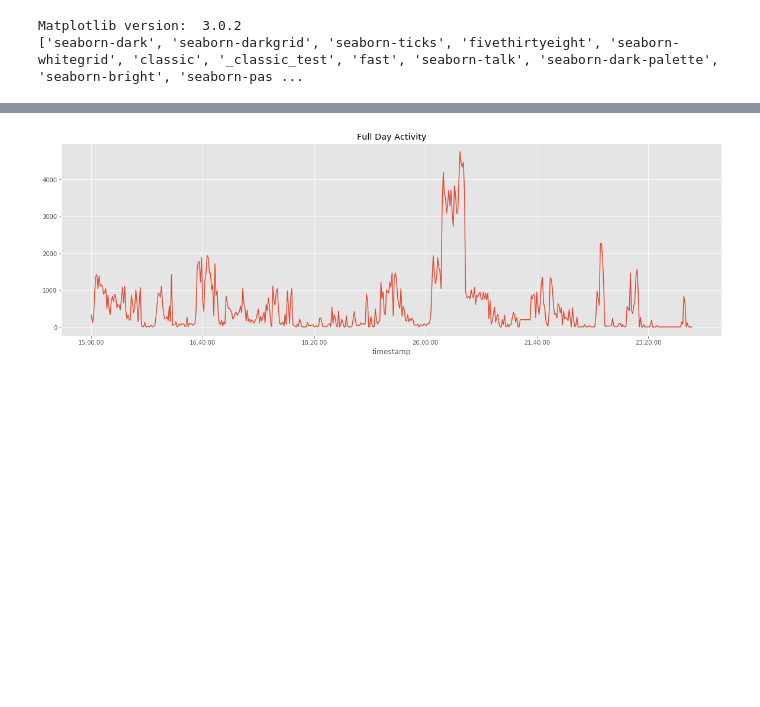
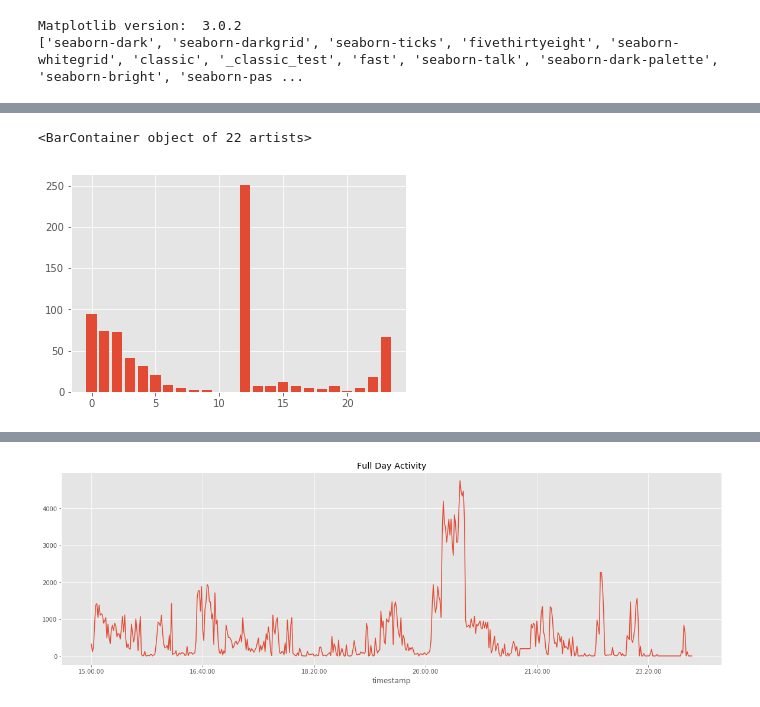
Before and after one commit to karenacorn99/depression-and-motor-activity, a Jupyter notebook: code/visualization.ipynb, the cells around one changed output, grey strips where cells are left out. Cells and saved outputs as stored; diff of their text form; code cells hidden in the pictures; blank space fills up the shorter version.

```diff
--- a/code/visualization.ipynb
+++ b/code/visualization.ipynb
@@ -45,0 +143,5 @@ KeyError: 'acptivity'
+# %%
+plt.bar(cont_start.keys(), cont_start.values())
+# %% [output]
+<BarContainer object of 22 artists>
+[figure, added]
```
Also changed, not shown: parts of 11 cells of this notebook, 1 other file.
